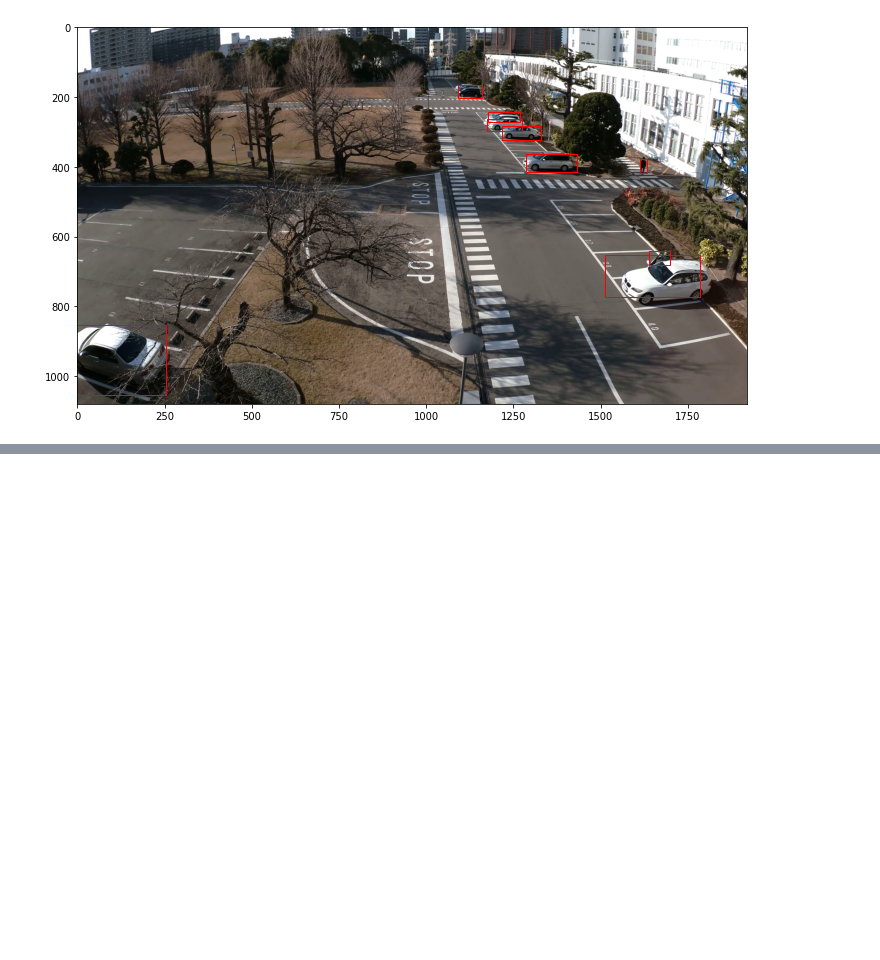
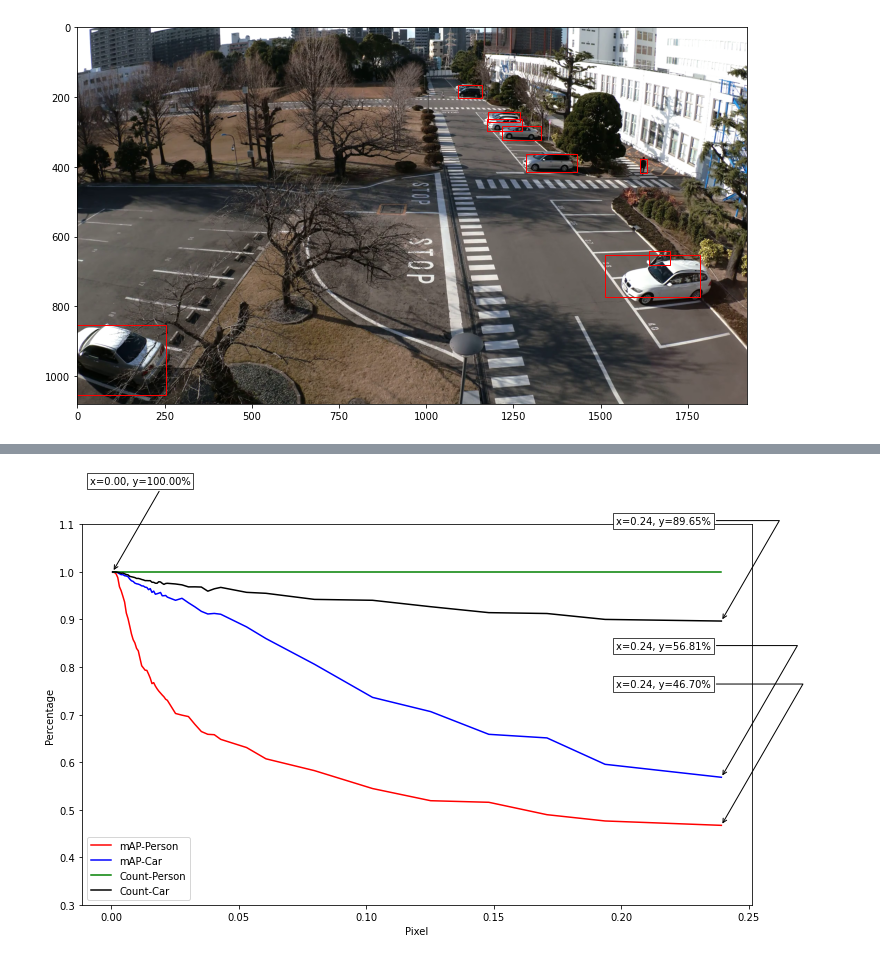
Before and after one commit to hardikajmani1/reducto, a Jupyter notebook: notebooks/plot.ipynb, the cells around one changed output, grey strips where cells are left out. Saved outputs shown, nothing was run; the diff lists cells and outputs as text; code cells hidden in the pictures; blank space fills up the shorter version.

```diff
--- a/notebooks/plot.ipynb
+++ b/notebooks/plot.ipynb
@@ -199,3 +199,10 @@ for i in range(n):
 plt.show()
 # %% [output]
 [figure]
+# %%
+f =  open("../data/evaluation/auburn/raw000/segement001.json")
+# for x in f:
+#     print(json.loads(x))
+#     break
+data = json.loads(f.read())
+f.close()
@@ -201,0 +221,24 @@ plt.show()
+# %%
+x  = [float(k) for k in data['pixel'].keys()]
+y1 = [float(data['pixel'][k]['mAP-0']) for k in data['pixel']]
+y2 = [float(data['pixel'][k]['mAP-2']) for k in data['pixel']]
+y3 = [float(data['pixel'][k]['counting-0']) for k in data['pixel']]
+y4 = [float(data['pixel'][k]['counting-2']) for k in data['pixel']]
+
+
+fig, ax = plt.subplots(figsize=(12, 7))
+ax.plot(x, y1, color = 'red', label = 'mAP-Person')
+ax.plot(x, y2, color = 'blue', label = 'mAP-Car')
+ax.plot(x, y3, color = 'green', label = 'Count-Person')
+ax.plot(x, y4, color = 'black', label = 'Count-Car')
+annot_max(x, y1, ax)
+annot_max(x, y2, ax)
+annot_max(x, y3, ax)
+annot_max(x, y4, ax)
+ax.set_ylim(0.3,1.1)
+ax.set_xlabel("Pixel")
+ax.set_ylabel("Percentage")
+ax.legend(loc = 'lower left')
+plt.show()
+# %% [output]
+[figure, added]
```
Also changed, not shown: parts of 3 cells of this notebook, 1 other file.
